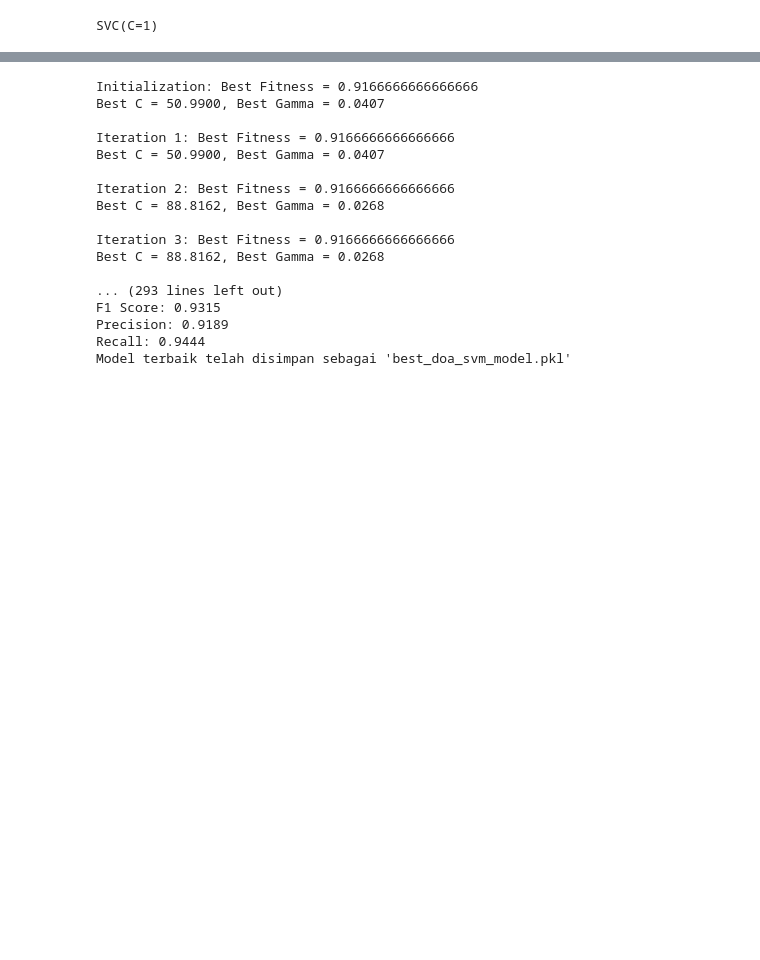
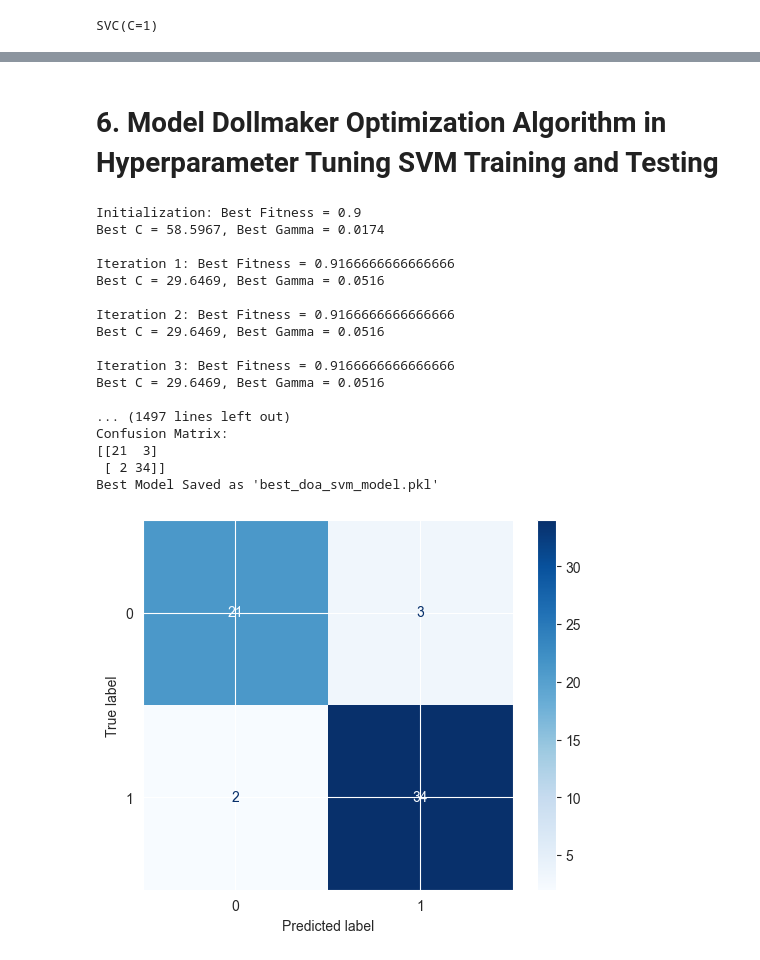
Before and after one commit to fikrifaizz/Detect-Heart-Disease-Dataset, a Jupyter notebook: heart.ipynb, the cells around one changed output, grey strips where cells are left out. Cells and saved outputs as stored; diff of their text form; code cells hidden in the pictures; blank space fills up the shorter version.

```diff
--- a/heart.ipynb
+++ b/heart.ipynb
@@ -180,10 +208,5 @@ plt.show()
 # %% [markdown]
 # **4. Data Splitting**
-# %%
-columns = data.columns
-scaler = MinMaxScaler()
-data = scaler.fit_transform(data)
-data = pd.DataFrame(data, columns=columns)
 # %%
 X = data.drop(columns=['target'])
 y = data['target']
@@ -194,3 +217,8 @@ print(f"Test set shape: X_test={X_test.shape}, y_test={y_test.shape}")
 # %% [output]
 Training set shape: X_train=(236, 13), y_train=(236,)
 Test set shape: X_test=(60, 13), y_test=(60,)
+# %%
+scaler = MinMaxScaler()
+X_train = scaler.fit_transform(X_train)
+X_test = scaler.transform(X_test)
+dump(scaler, 'scaler.pkl')
@@ -226,3 +265,5 @@ weighted avg       0.88      0.88      0.88        60
+# %% [markdown]
+# **6. Model Dollmaker Optimization Algorithm in Hyperparameter Tuning SVM Training and Testing**
 # %%
 class DOA_SVM:
     def __init__(self, pop, dim, maksiter, X_train, X_test, y_train, y_test):
@@ -339,41 +380,47 @@ class DOA_SVM:
                     self.fitness[i] = previous_fitness[i]
             self.best_pop, self.best_member, self.best_fitness = self.best_population()
         model = SVC(kernel='rbf', C=self.best_member[0], gamma=self.best_member[1])
         model.fit(self.X_train, self.y_train)
         y_pred = model.predict(self.X_test)
         accuracy = accuracy_score(self.y_test, y_pred)
         f1 = f1_score(self.y_test, y_pred)
         precision = precision_score(self.y_test, y_pred)
         recall = recall_score(self.y_test, y_pred)
 
         print("\nFinal Evaluation:")
         print(f"Accuracy: {accuracy:.4f}")
         print(f"F1 Score: {f1:.4f}")
         print(f"Precision: {precision:.4f}")
         print(f"Recall: {recall:.4f}")
+        cm = confusion_matrix(self.y_test, y_pred)
+        print("\nConfusion Matrix:")
+        print(cm)
+        disp = ConfusionMatrixDisplay(confusion_matrix=cm, display_labels=model.classes_)
+        disp.plot(cmap='Blues')
         dump(model, 'best_doa_svm_model.pkl')
         print("Best Model Saved as 'best_doa_svm_model.pkl'")
         return self.best_fitness, self.best_member
 
 # Contoh penggunaan:
 # X_train, X_test, y_train, y_test harus didefinisikan terlebih dahulu
-doa_svm = DOA_SVM(10, 2, 100, X_train, X_test, y_train, y_test)
+doa_svm = DOA_SVM(5, 2, 500, X_train, X_test, y_train, y_test)
 best_fitness, best_params = doa_svm.run()
 # %% [output]
-Initialization: Best Fitness = 0.9166666666666666
-Best C = 50.9900, Best Gamma = 0.0407
+Initialization: Best Fitness = 0.9
+Best C = 58.5967, Best Gamma = 0.0174
 
 Iteration 1: Best Fitness = 0.9166666666666666
-Best C = 50.9900, Best Gamma = 0.0407
+Best C = 29.6469, Best Gamma = 0.0516
 
 Iteration 2: Best Fitness = 0.9166666666666666
-Best C = 88.8162, Best Gamma = 0.0268
+Best C = 29.6469, Best Gamma = 0.0516
 
 Iteration 3: Best Fitness = 0.9166666666666666
-Best C = 88.8162, Best Gamma = 0.0268
+Best C = 29.6469, Best Gamma = 0.0516
 
-... (293 lines left out)
-F1 Score: 0.9315
-Precision: 0.9189
-Recall: 0.9444
-Model terbaik telah disimpan sebagai 'best_doa_svm_model.pkl'
+... (1497 lines left out)
+Confusion Matrix:
+[[21  3]
+ [ 2 34]]
+Best Model Saved as 'best_doa_svm_model.pkl'
+[figure, added]
```
Also changed, not shown: parts of 15 cells of this notebook.
